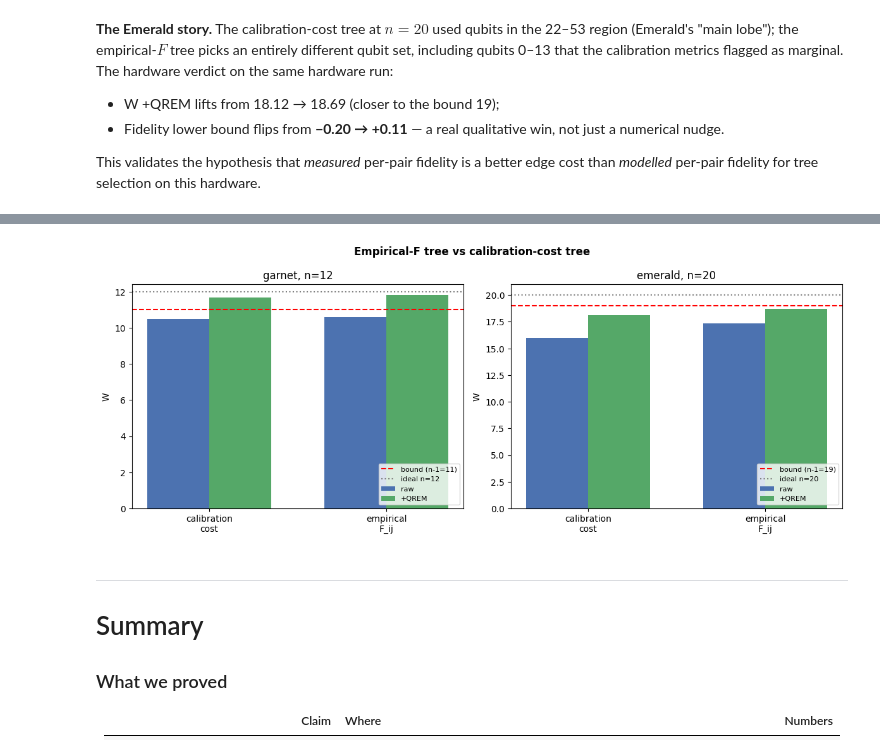
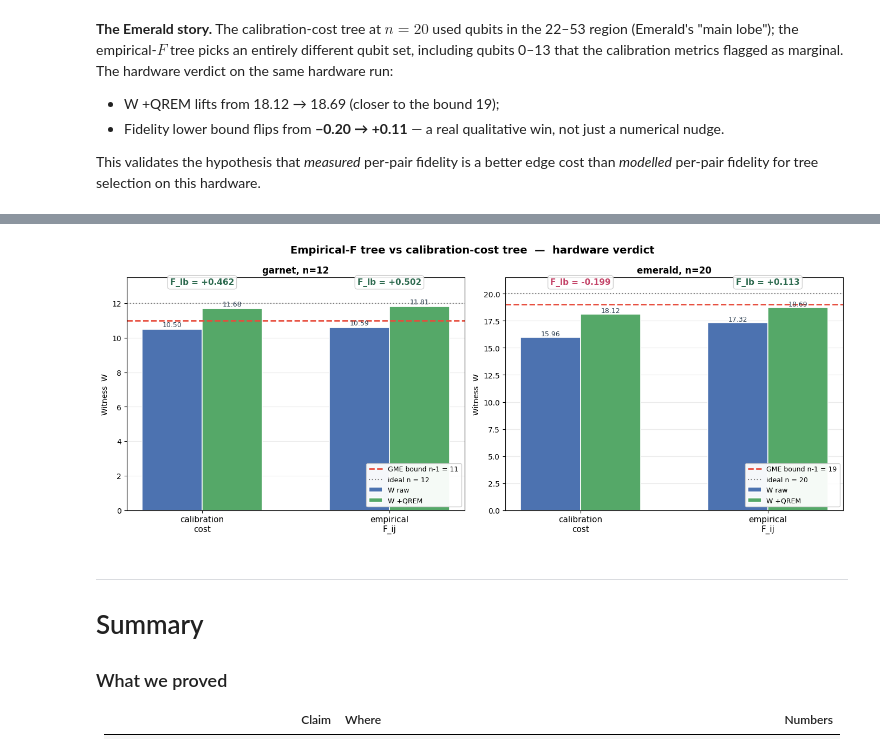
Before and after one commit to GrigoVyd/iqm_qte, a Jupyter notebook: experiments/witness_my_entanglement.ipynb, the cells around one changed output, grey strips where cells are left out. Drawn from its saved outputs; the diff is of its cells as text; code cells hidden in the pictures.

```diff
--- a/experiments/witness_my_entanglement.ipynb
+++ b/experiments/witness_my_entanglement.ipynb
@@ -893,22 +893,8 @@ else:
     edge_data = json.loads(EDGE_FILE.read_text()) if EDGE_FILE.exists() else {}
 print("loaded:", list(edge_data))
 
-class _R:
-    def __init__(self, d):
-        self.edge = tuple(d["edge"]); self.F = d["F"]; self.sigma_F = d["sigma_F"]
-        self.z_score = d["z_score"]; self.entangled_3sigma = d["entangled_3sigma"]
-        self.entangled_meanonly = d["entangled_meanonly"]
-        for k in ("matching_id","shots","e_XZ","e_ZX","e_YY"):
-            setattr(self, k, d.get(k))
-
-results_obj = {dev: [_R(d) for d in edge_data[dev]] for dev in edge_data}
-
-for dev in results_obj:
-    plot_edge_map(results_obj[dev], backend=DEVICES[dev],
-                   save_path=str(OUT / f"edge_map_{dev}.png"),
-                   title=f"{dev} — measured graph-state fidelity per CZ edge")
-    fidelity_heatmap(results_obj[dev], DEVICES[dev],
-                       save_path=str(OUT / f"edge_heatmap_{dev}.png"))
-    plt.show()
+# Build device-shaped F_ij dicts ready for plot_device_topology.
+F_per_device = {dev: {tuple(d["edge"]): d["F"] for d in edge_data[dev]}
+                 for dev in edge_data}
 # %% [output]
 loaded: ['garnet', 'emerald']
@@ -1029,26 +1134,42 @@ hardware.
 # %%
 if head_summary:
-    fig, axes = plt.subplots(1, len(head_summary), figsize=(6*len(head_summary), 4.8),
+    fig, axes = plt.subplots(1, len(head_summary), figsize=(7*len(head_summary), 5.6),
                               squeeze=False)
     for ax, (dev, info) in zip(axes[0], head_summary.items()):
         n = info["n"]; bound = n - 1
         labels = ["cal", "emp"]
-        Wraw  = [info[l]["W_raw"] for l in labels]
+        Wraw  = [info[l]["W_raw"]  for l in labels]
         Wqrem = [info[l]["W_qrem"] for l in labels]
-        x = np.arange(2); w = 0.35
-        ax.bar(x - w/2, Wraw,  w, label="raw",   color="#4c72b0")
-        ax.bar(x + w/2, Wqrem, w, label="+QREM", color="#55a868")
-        ax.axhline(bound, color="red", ls="--", label=f"bound (n-1={bound})")
-        ax.axhline(n,     color="gray", ls=":",  label=f"ideal n={n}")
-        ax.set_xticks(x); ax.set_xticklabels(["calibration\ncost", "empirical\nF_ij"])
-        ax.set_ylabel("W"); ax.set_title(f"{dev}, n={n}")
-        ax.legend(loc="lower right", fontsize=8)
-    plt.suptitle("Empirical-F tree vs calibration-cost tree", fontweight="bold")
+        Flb   = [info[l]["F_lb"]   for l in labels]
+        x = np.arange(2); w = 0.32
+        ax.bar(x - w/2, Wraw,  w, label="W raw",   color="#4c72b0", edgecolor="white", linewidth=1.2)
+        ax.bar(x + w/2, Wqrem, w, label="W +QREM", color="#55a868", edgecolor="white", linewidth=1.2)
+        # value labels above each bar
+        for xi, vr, vq in zip(x, Wraw, Wqrem):
+            ax.text(xi - w/2, vr + 0.15, f"{vr:.2f}", ha="center", fontsize=9, color="#2c3e50")
+            ax.text(xi + w/2, vq + 0.15, f"{vq:.2f}", ha="center", fontsize=9, color="#2c3e50")
+        # F_lb annotation just below the x-tick label
+        ax.set_ylim(0, n + 1.5)
+        ymin, ymax = ax.get_ylim()
+        for xi, fl in zip(x, Flb):
+            ax.text(xi, ymax * 0.97, f"F_lb = {fl:+.3f}", ha="center", fontsize=11,
+                     color="#c44569" if fl < 0 else "#2d6a4f", fontweight="bold",
+                     bbox=dict(boxstyle="round,pad=0.3", fc="white", ec="0.8", alpha=0.9))
+        ax.axhline(bound, color="#e74c3c", ls="--", linewidth=2,
+                    label=f"GME bound n-1 = {bound}")
+        ax.axhline(n, color="gray", ls=":", linewidth=1.5, label=f"ideal n = {n}")
+        ax.set_xticks(x); ax.set_xticklabels(["calibration\ncost", "empirical\nF_ij"], fontsize=11)
+        ax.set_ylabel("Witness  W"); ax.set_title(f"{dev}, n={n}", fontweight="bold")
+        ax.legend(loc="lower right", fontsize=9, framealpha=0.95)
+        ax.grid(axis="y", alpha=0.25)
+        ax.set_axisbelow(True)
+    plt.suptitle("Empirical-F tree vs calibration-cost tree  —  hardware verdict",
+                  fontsize=14, fontweight="bold")
     plt.tight_layout()
-    plt.savefig(OUT / "empirical_vs_calibration.png", dpi=130)
+    plt.savefig(OUT / "empirical_vs_calibration.png", dpi=130, bbox_inches="tight")
     plt.show()
 # %% [output]
-[figure, old version]
+[figure, new version]
 # %% [markdown]
 ---
 
```
Also changed, not shown: parts of 9 cells of this notebook, 15 other files.
